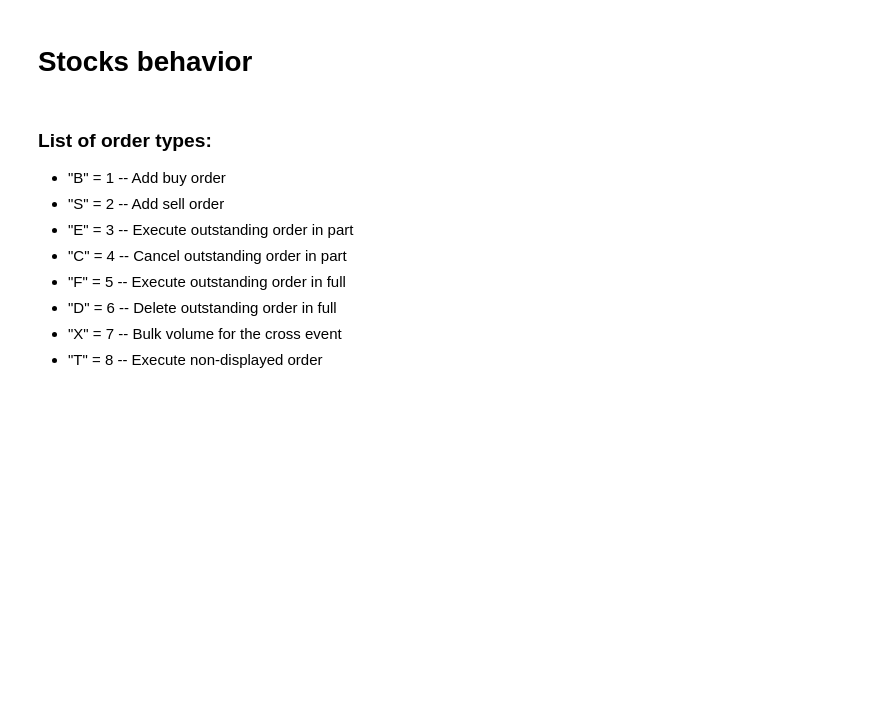
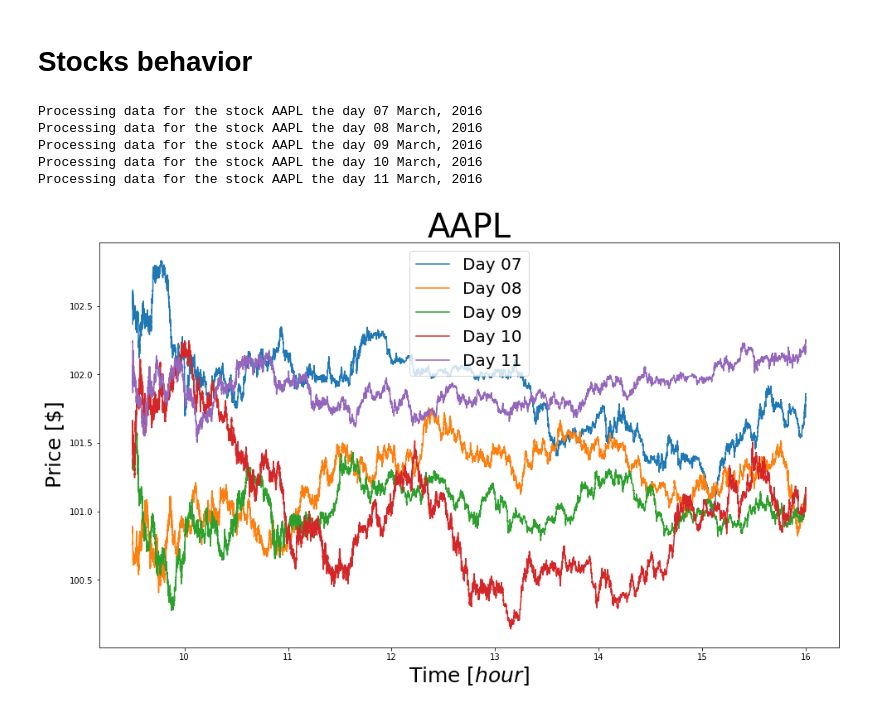
Before and after one commit to juanhenao21/financial_response_spread_year, a Jupyter notebook: Cross_response_individual_stock/Algorithms/midpoint_plot.ipynb, the cells around one changed output. Drawn from its saved outputs; the diff is of its cells as text; code cells hidden in the pictures; blank space fills up the shorter version.

```diff
--- a/Cross_response_individual_stock/Algorithms/midpoint_plot.ipynb
+++ b/Cross_response_individual_stock/Algorithms/midpoint_plot.ipynb
@@ -10,14 +10,3 @@ import gzip
-# %% [markdown]
-### List of order types:
-
-* "B" = 1 -- Add buy order
-* "S" = 2 -- Add sell order
-* "E" = 3 -- Execute outstanding order in part
-* "C" = 4 -- Cancel outstanding order in part
-* "F" = 5 -- Execute outstanding order in full
-* "D" = 6 -- Delete outstanding order in full
-* "X" = 7 -- Bulk volume for the cross event
-* "T" = 8 -- Execute non-displayed order
 # %%
 tickers = ["AAL", "AAPL","ADBE","ADI", "ADP", "ADSK","AKAM","ALXN","AMAT","AMGN",
         "AMZN","ATVI","AVGO","BBBY","BIDU","BIIB","BMRN","CA",  "CELG","CERN",
@@ -238,2 +49,34 @@ def plot_stocks(ticker, day):
+# %%
+def week_midpoint_plot(ticker):
+    '''
+    Plot the midpoint behavior using the price vs time during a time period. The data is loaded from the mipoint data
+    results. The time period must be previously knowed and set to the function.
+
+    ticker -- String of the abbreviation of the stock to be analized (i.e. 'AAPL')
+
+    Time period -- String with the days to be analized (i.e ['07', '08', '09'])
+
+    return None
+    '''
+
+    plt.figure(figsize=(16,9))
+
+    days=['07','08','09','10','11']
+
+    for day in days:
+        midpoint_plot(ticker, day)
+
+    plt.savefig('../Data/midpoint_plot/midpoint_plot_%s.png' %ticker)
+
+    return None
+# %%
+week_midpoint_plot('AAPL')
+# %% [output]
+Processing data for the stock AAPL the day 07 March, 2016
+Processing data for the stock AAPL the day 08 March, 2016
+Processing data for the stock AAPL the day 09 March, 2016
+Processing data for the stock AAPL the day 10 March, 2016
+Processing data for the stock AAPL the day 11 March, 2016
+[figure, added]
 # %%
 pool = mp.Pool(processes=8)
```
Also changed, not shown: parts of 4 cells of this notebook, 4 other files.
